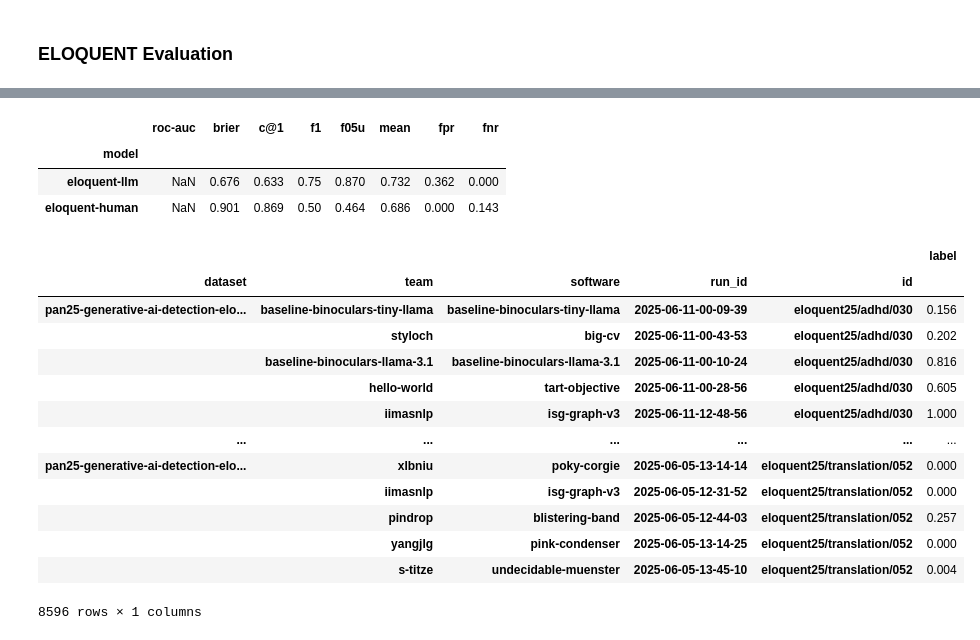
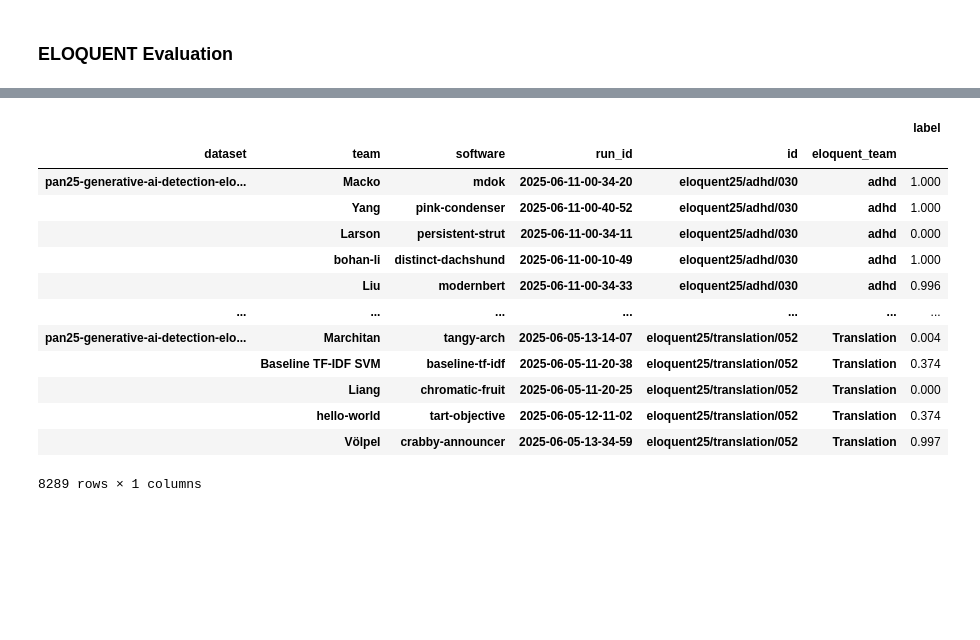
Before and after one commit to pan-webis-de/pan25-generative-ai-authorship-verification, a Jupyter notebook: notebooks/task_eval.ipynb, the cells around one changed output, grey strips where cells are left out. Saved outputs shown, nothing was run; the diff lists cells and outputs as text; code cells hidden in the pictures; blank space fills up the shorter version.

```diff
--- a/notebooks/task_eval.ipynb
+++ b/notebooks/task_eval.ipynb
@@ -22,7 +93,11 @@ def load_run_jsonl(infile):
         obj['eval_value'] = 'all'
         eval_keys = [k for k in j['evaluation'] if k.startswith('_eval-')]
         if obj['team'] == 'baseline':
+            if obj['software'] == 'baseline-binoculars-tiny-llama':
+                # Skip inofficial baseline
+                continue
             obj['team'] =  obj['software']
+        obj['team'] = team_map.get(obj['team'], obj['team'])
         obj_all = obj.copy()
         obj_all.update({'resource_' + k: v for k, v in j['used_resources'].items()})
         obj_all.update({k: v for k, v in j['evaluation'].items() if k not in eval_keys})
@@ -31,7 +106,7 @@ def load_run_jsonl(infile):
         for k in eval_keys:
             obj['eval_field'] = k.replace('_eval-', '')
             for kv, v in j['evaluation'][k].items():
-                obj['eval_value'] = kv
+                obj['eval_value'] = kv if obj['eval_field'] != 'source' else source_map.get(kv, kv)
                 obj.update(**v)
                 yield obj.copy()
 
@@ -278,28 +472,38 @@ df_eval_eloquent.round(3)
-# %%
-df_eval_eloquent_mean = df_eval_eloquent.groupby('model').mean(numeric_only=True).sort_values('c@1', ascending=True)
-df_eval_eloquent_mean.to_csv('../data/tira/eloquent-stats-mean.csv')
-df_eval_eloquent_mean.round(3)
-# %% [output]
-|  | roc-auc | brier | c@1 | f1 | f05u | mean | fpr | fnr |
-| model |  |  |  |  |  |  |  |  |
-| eloquent-llm | NaN | 0.676 | 0.633 | 0.75 | 0.870 | 0.732 | 0.362 | 0.000 |
-| eloquent-human | NaN | 0.901 | 0.869 | 0.50 | 0.464 | 0.686 | 0.000 | 0.143 |
 # %%
-df_pred_raw_eloquent = df_pred_raw.query('dataset.str.contains("-eloquent-")')
+eloquent_team_map = {
+    'adhd': 'adhd',
+    'homoglyph': 'Homoglyph',
+    'human': 'Human',
+    'humanaizers-0': 'HumanAIzers-0',
+    'humanaizers-1': 'HumanAIzers-1',
+    'humanaizers-2': 'HumanAIzers-2',
+    'humanaizers-3': 'HumanAIzers-3',
+    'junlp_ss': 'JUNLP_SS',
+    'moa': 'Moa',
+    'pjs-team-v1': 'PJs-team-v1',
+    'pjs-team-v2': 'PJS-team-v2',
+    'teamutk': 'TeamUTK',
+    'teamutk_bis': 'TeamUTK_bis',
+    'translation': 'Translation'
+}
+
+df_pred_raw_eloquent = df_pred_raw.query('dataset.str.contains("-eloquent-")').copy()
+df_pred_raw_eloquent['eloquent_team'] = df_pred_raw_eloquent.index.get_level_values('id').map(lambda x: eloquent_team_map.get(x.split('/')[1]))
+df_pred_raw_eloquent.set_index('eloquent_team', inplace=True, append=True)
 df_pred_raw_eloquent.to_csv('../data/tira/eloquent-pred-raw.csv')
 df_pred_raw_eloquent.round(3)
 # %% [output]
-|  |  |  |  |  | label |
-| dataset | team | software | run_id | id |  |
-| pan25-generative-ai-detection-elo... | baseline-binoculars-tiny-llama | baseline-binoculars-tiny-llama | 2025-06-11-00-09-39 | eloquent25/adhd/030 | 0.156 |
-|  | styloch | big-cv | 2025-06-11-00-43-53 | eloquent25/adhd/030 | 0.202 |
-|  | baseline-binoculars-llama-3.1 | baseline-binoculars-llama-3.1 | 2025-06-11-00-10-24 | eloquent25/adhd/030 | 0.816 |
-|  | hello-world | tart-objective | 2025-06-11-00-28-56 | eloquent25/adhd/030 | 0.605 |
-|  | iimasnlp | isg-graph-v3 | 2025-06-11-12-48-56 | eloquent25/adhd/030 | 1.000 |
-| ... | ... | ... | ... | ... | ... |
-| pan25-generative-ai-detection-elo... | xlbniu | poky-corgie | 2025-06-05-13-14-14 | eloquent25/translation/052 | 0.000 |
-|  | iimasnlp | isg-graph-v3 | 2025-06-05-12-31-52 | eloquent25/translation/052 | 0.000 |
-|  | pindrop | blistering-band | 2025-06-05-12-44-03 | eloquent25/translation/052 | 0.257 |
-|  | yangjlg | pink-condenser | 2025-06-05-13-14-25 | eloquent25/translation/052 | 0.000 |
-|  | s-titze | undecidable-muenster | 2025-06-05-13-45-10 | eloquent25/translation/052 | 0.004 |
+|  |  |  |  |  |  | label |
+| dataset | team | software | run_id | id | eloquent_team |  |
+| pan25-generative-ai-detection-elo... | Macko | mdok | 2025-06-11-00-34-20 | eloquent25/adhd/030 | adhd | 1.000 |
+|  | Yang | pink-condenser | 2025-06-11-00-40-52 | eloquent25/adhd/030 | adhd | 1.000 |
+|  | Larson | persistent-strut | 2025-06-11-00-34-11 | eloquent25/adhd/030 | adhd | 0.000 |
+|  | bohan-li | distinct-dachshund | 2025-06-11-00-10-49 | eloquent25/adhd/030 | adhd | 1.000 |
+|  | Liu | modernbert | 2025-06-11-00-34-33 | eloquent25/adhd/030 | adhd | 0.996 |
+| ... | ... | ... | ... | ... | ... | ... |
+| pan25-generative-ai-detection-elo... | Marchitan | tangy-arch | 2025-06-05-13-14-07 | eloquent25/translation/052 | Translation | 0.004 |
+|  | Baseline TF-IDF SVM | baseline-tf-idf | 2025-06-05-11-20-38 | eloquent25/translation/052 | Translation | 0.374 |
+|  | Liang | chromatic-fruit | 2025-06-05-11-20-25 | eloquent25/translation/052 | Translation | 0.000 |
+|  | hello-world | tart-objective | 2025-06-05-12-11-02 | eloquent25/translation/052 | Translation | 0.374 |
+|  | Völpel | crabby-announcer | 2025-06-05-13-34-59 | eloquent25/translation/052 | Translation | 0.997 |
-8596 rows × 1 columns
+8289 rows × 1 columns
```
Also changed, not shown: parts of 24 cells of this notebook.
